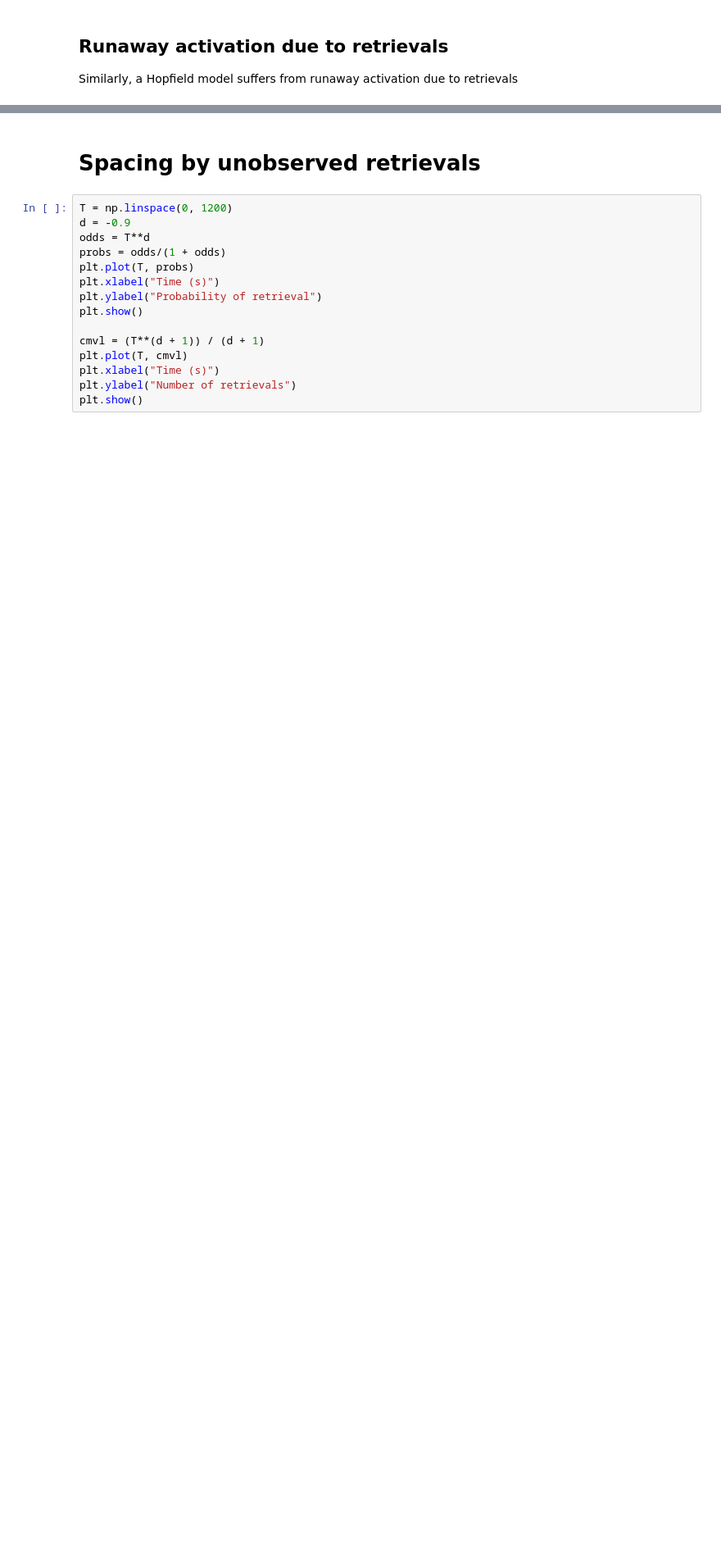
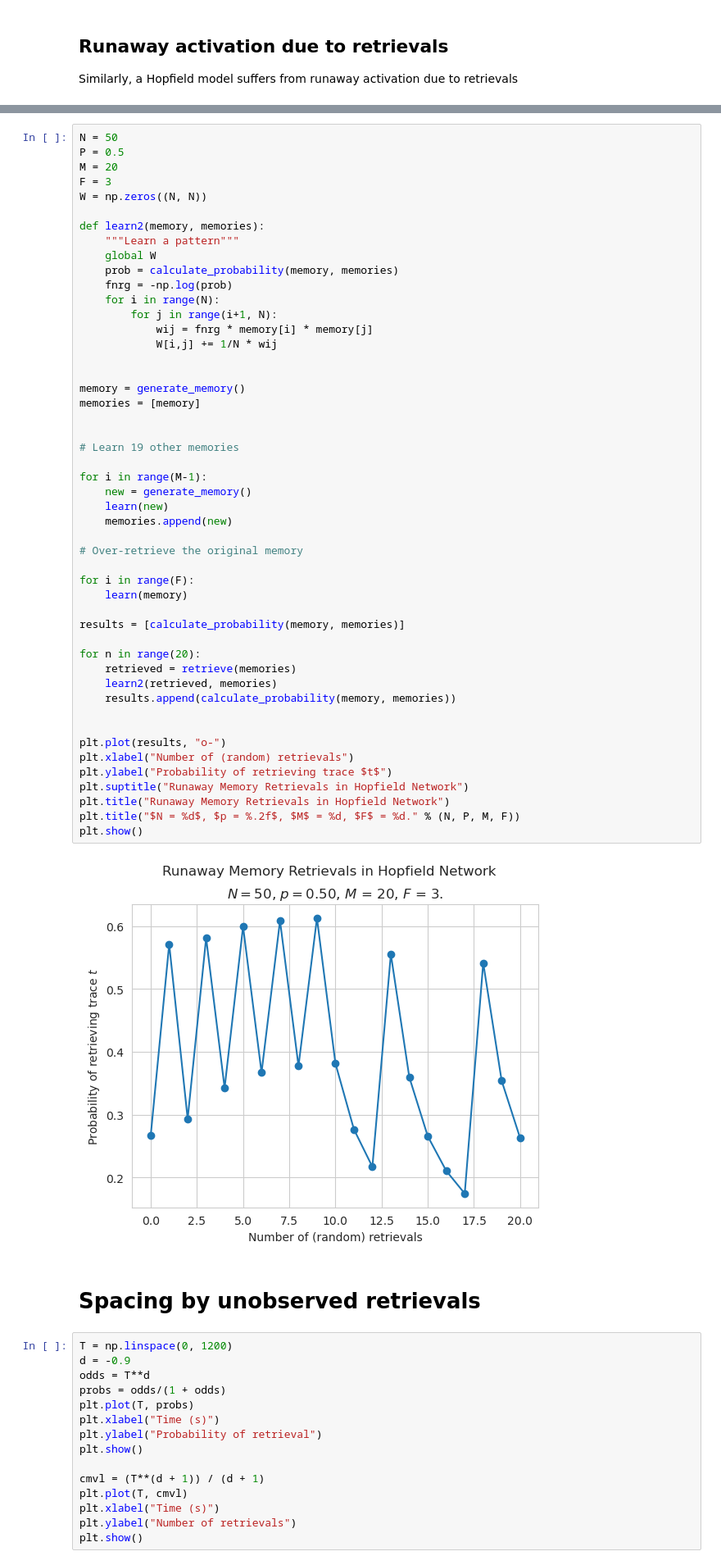
Before and after one commit to UWCCDL/SpacingEffect, a Jupyter notebook: spacing.ipynb, the cells around one changed output, grey strips where cells are left out. Shown at 82% size. Cells and saved outputs as stored; diff of their text form; blank space fills up the shorter version.

```diff
--- a/spacing.ipynb
+++ b/spacing.ipynb
@@ -504,3 +510,54 @@ plt.show()
+# %%
+N = 50
+P = 0.5
+M = 20
+F = 3
+W = np.zeros((N, N))
+
+def learn2(memory, memories):
+    """Learn a pattern"""
+    global W
+    prob = calculate_probability(memory, memories)
+    fnrg = -np.log(prob)
+    for i in range(N):
+        for j in range(i+1, N):
+            wij = fnrg * memory[i] * memory[j]
+            W[i,j] += 1/N * wij
+
+
+memory = generate_memory()
+memories = [memory]
+
+
+# Learn 19 other memories
+
+for i in range(M-1):
+    new = generate_memory()
+    learn(new)
+    memories.append(new)
+
+# Over-retrieve the original memory
+
+for i in range(F):
+    learn(memory)
+
+results = [calculate_probability(memory, memories)]
+
+for n in range(20):
+    retrieved = retrieve(memories)
+    learn2(retrieved, memories)
+    results.append(calculate_probability(memory, memories))
+
+
+plt.plot(results, "o-")
+plt.xlabel("Number of (random) retrievals")
+plt.ylabel("Probability of retrieving trace $t$")
+plt.suptitle("Runaway Memory Retrievals in Hopfield Network")
+plt.title("Runaway Memory Retrievals in Hopfield Network")
+plt.title("$N = %d$, $p = %.2f$, $M$ = %d, $F$ = %d." % (N, P, M, F))
+plt.show()
+# %% [output]
+[figure, added]
 # %% [markdown]
 # Spacing by unobserved retrievals
 # %%
```
Also changed, not shown: parts of 3 cells of this notebook.
